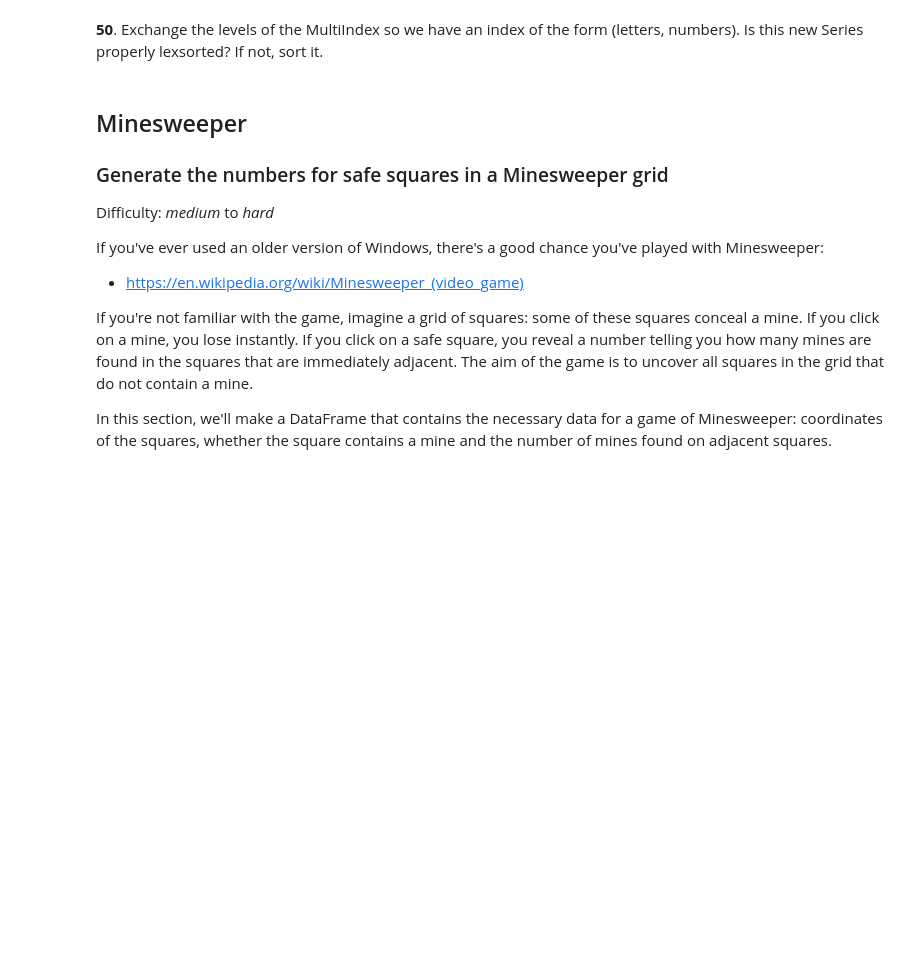
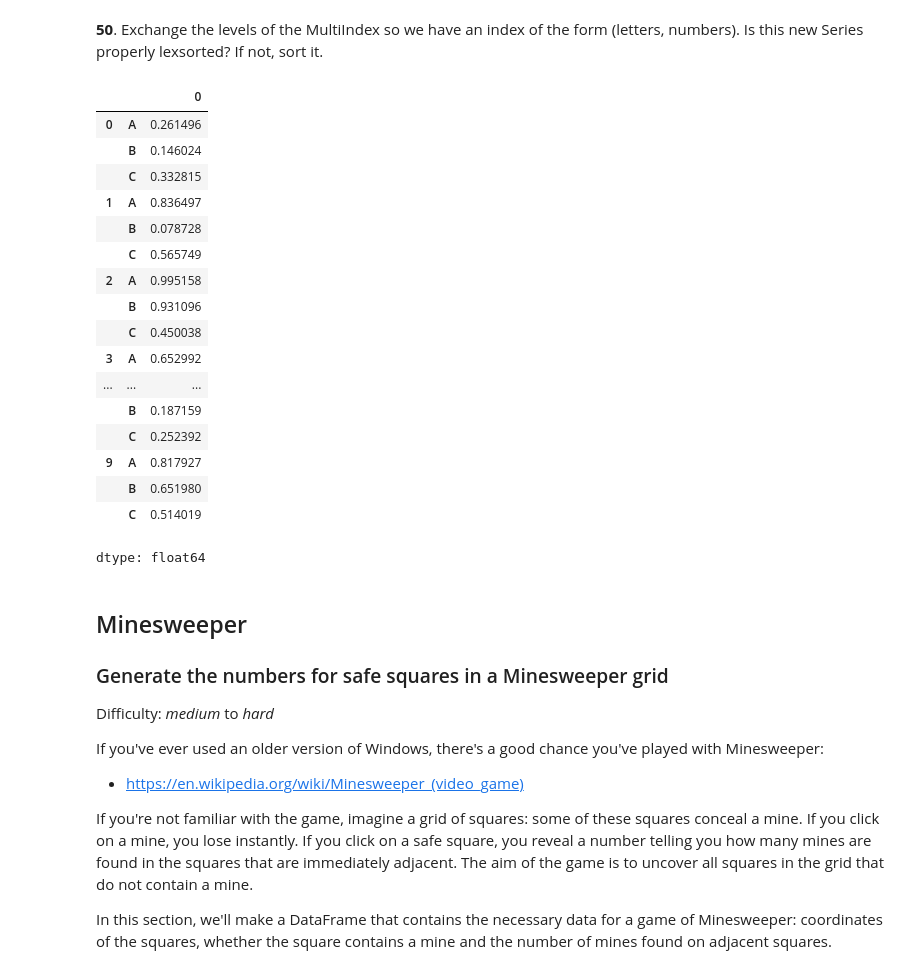
Before and after one commit to Latrechesara/Challenges-Code213-data-science-bootcamp_, a Jupyter notebook: code213_data_science_bootcamp_challenges/4-Core_Mathematical_cocepts_in_data_science/100-pandas-puzzles-with-solutions.ipynb, the cells around one changed output. Drawn from its saved outputs; the diff is of its cells as text; code cells hidden in the pictures; blank space fills up the shorter version.

```diff
--- a/code213_data_science_bootcamp_challenges/4-Core_Mathematical_cocepts_in_data_science/100-pandas-puzzles-with-solutions.ipynb
+++ b/code213_data_science_bootcamp_challenges/4-Core_Mathematical_cocepts_in_data_science/100-pandas-puzzles-with-solutions.ipynb
@@ -616,10 +989,29 @@ s.unstack().sum(axis=0)
 # %%
 new_s = s.swaplevel(0, 1)
 
-if not new_s.index.is_lexsorted():
+if not new_s.index.is_monotonic_increasing:
     new_s = new_s.sort_index()
 
 new_s
+# %% [output]
+|  |  | 0 |
+| 0 | A | 0.261496 |
+|  | B | 0.146024 |
+|  | C | 0.332815 |
+| 1 | A | 0.836497 |
+|  | B | 0.078728 |
+|  | C | 0.565749 |
+| 2 | A | 0.995158 |
+|  | B | 0.931096 |
+|  | C | 0.450038 |
+| 3 | A | 0.652992 |
+| ... | ... | ... |
+|  | B | 0.187159 |
+|  | C | 0.252392 |
+| 9 | A | 0.817927 |
+|  | B | 0.651980 |
+|  | C | 0.514019 |
+dtype: float64
 # %% [markdown]
 ## Minesweeper
 
```
Also changed, not shown: parts of 56 cells of this notebook.
